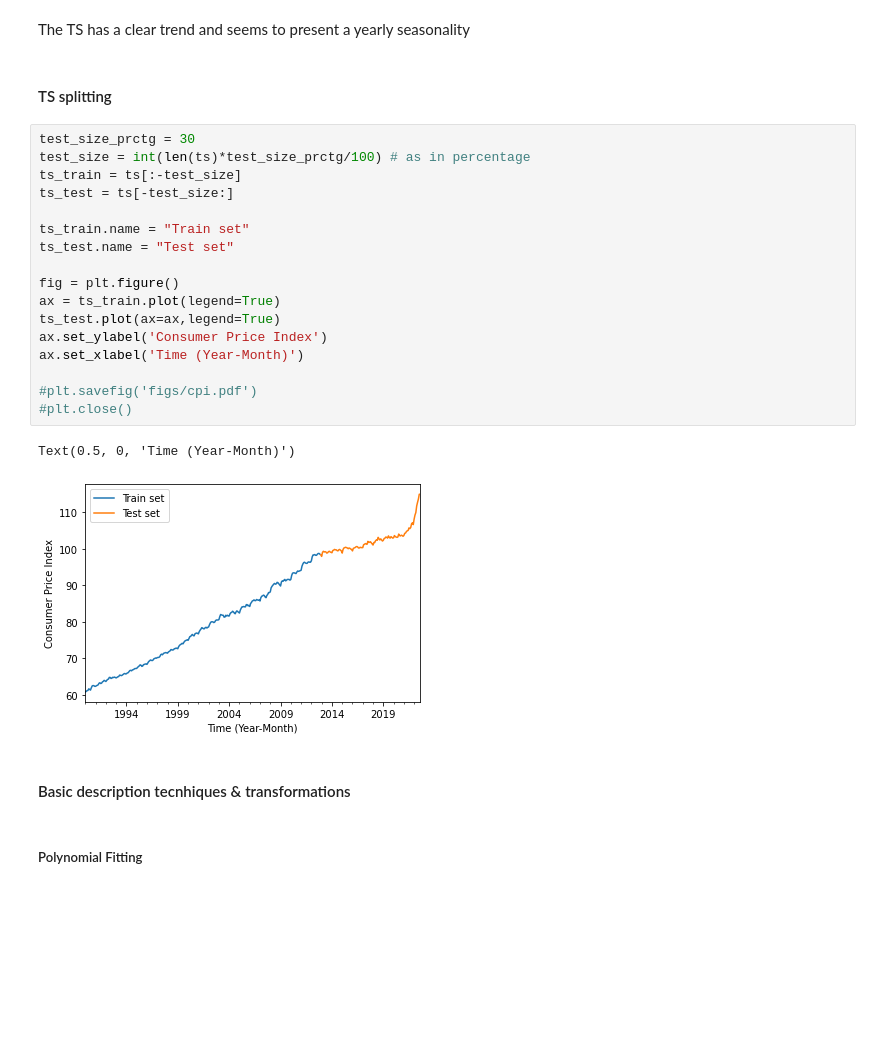
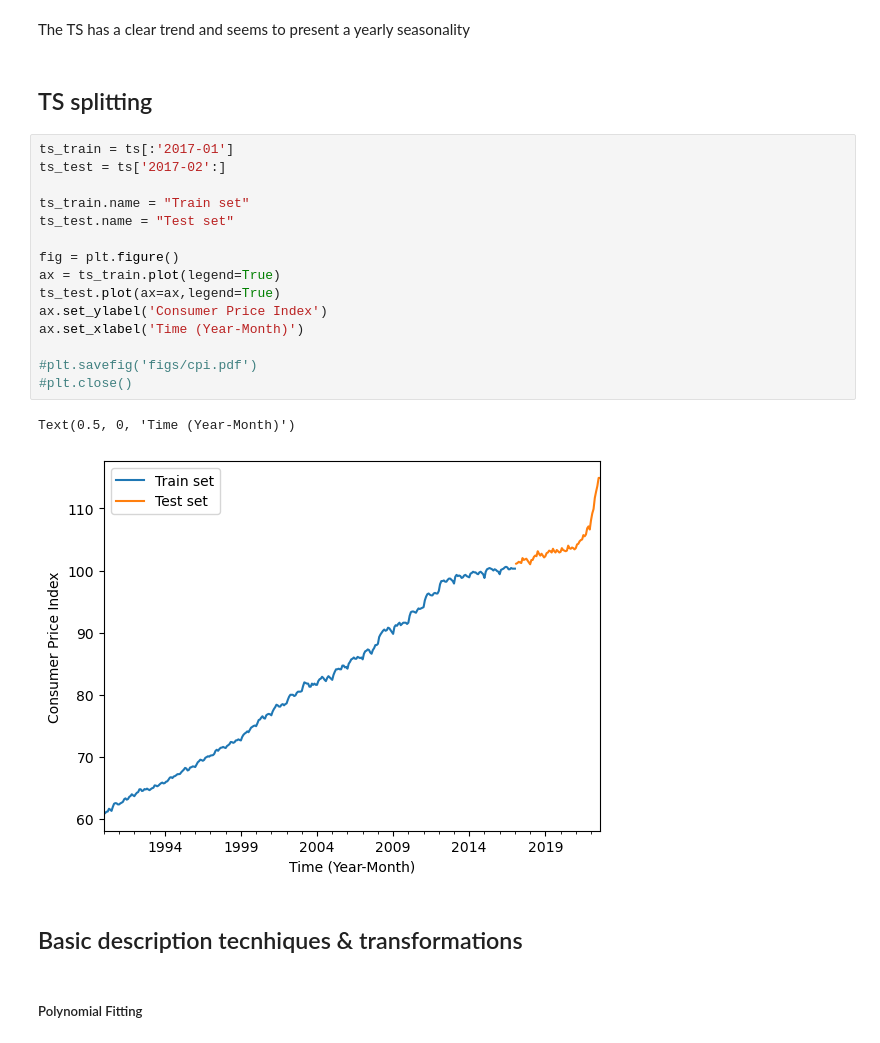
Before and after one commit to pncps99/astp2022, a Jupyter notebook: code.ipynb, the cells around one changed output. Saved outputs shown, nothing was run; the diff lists cells and outputs as text; blank space fills up the shorter version.

```diff
--- a/code.ipynb
+++ b/code.ipynb
@@ -51,29 +53,27 @@ Text(0.5, 0, 'Time (Year-Month)')
 # %% [markdown]
 The TS has a clear trend and seems to present a yearly seasonality
 # %% [markdown]
-#### TS splitting
+## TS splitting
 # %%
-test_size_prctg = 30
-test_size = int(len(ts)*test_size_prctg/100) # as in percentage
-ts_train = ts[:-test_size]
-ts_test = ts[-test_size:]
+ts_train = ts[:'2017-01']
+ts_test = ts['2017-02':]
 
 ts_train.name = "Train set"
 ts_test.name = "Test set"
 
 fig = plt.figure()
 ax = ts_train.plot(legend=True)
 ts_test.plot(ax=ax,legend=True)
 ax.set_ylabel('Consumer Price Index')
 ax.set_xlabel('Time (Year-Month)')
 
 #plt.savefig('figs/cpi.pdf')
 #plt.close()
 # %% [output]
 Text(0.5, 0, 'Time (Year-Month)')
-[figure, old version]
+[figure, new version]
 # %% [markdown]
-#### Basic description tecnhiques & transformations
+## Basic description tecnhiques & transformations
 # %% [markdown]
 ##### Polynomial Fitting
 # %%
```
Also changed, not shown: parts of 40 cells of this notebook, 2 other files.
